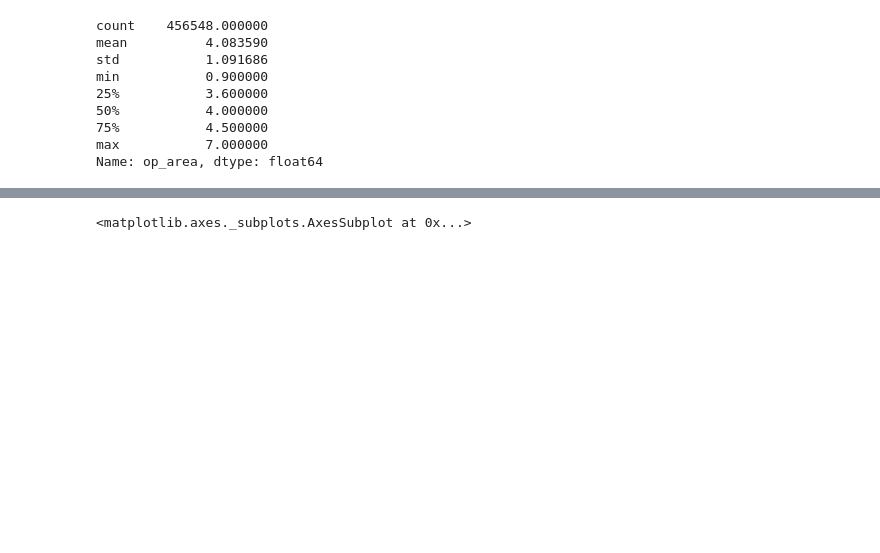
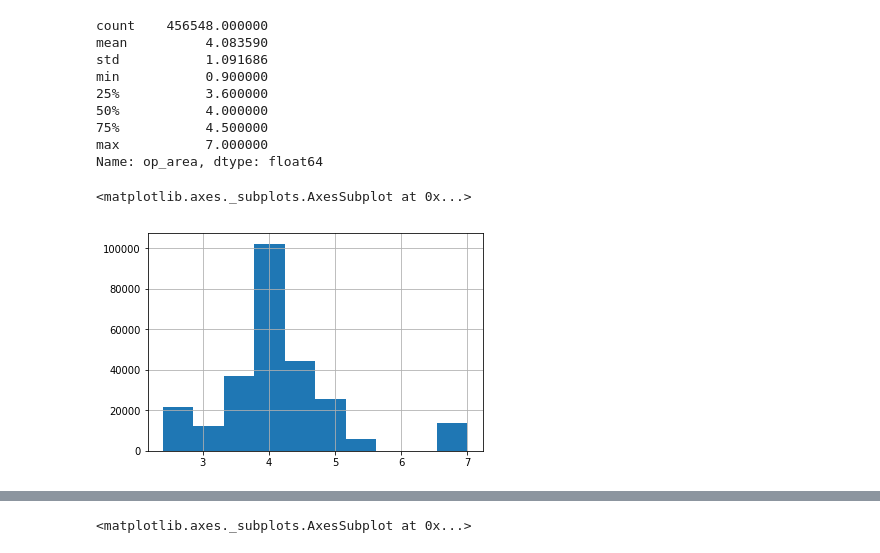
Before and after one commit to Achal-1606/ml-new-beginning, a Jupyter notebook: GP_hack/exploration.ipynb, the cells around one changed output, grey strips where cells are left out. Saved outputs shown, nothing was run; the diff lists cells and outputs as text; code cells hidden in the pictures; blank space fills up the shorter version.

```diff
--- a/GP_hack/exploration.ipynb
+++ b/GP_hack/exploration.ipynb
@@ -359,3 +477,8 @@ min           0.900000
 75%           4.500000
 max           7.000000
 Name: op_area, dtype: float64
+# %%
+train_pd[train_pd.center_type == "TYPE_A"]["op_area"].hist()
+# %% [output]
+<matplotlib.axes._subplots.AxesSubplot at 0x...>
+[figure, added]
```
Also changed, not shown: parts of 20 cells of this notebook.
